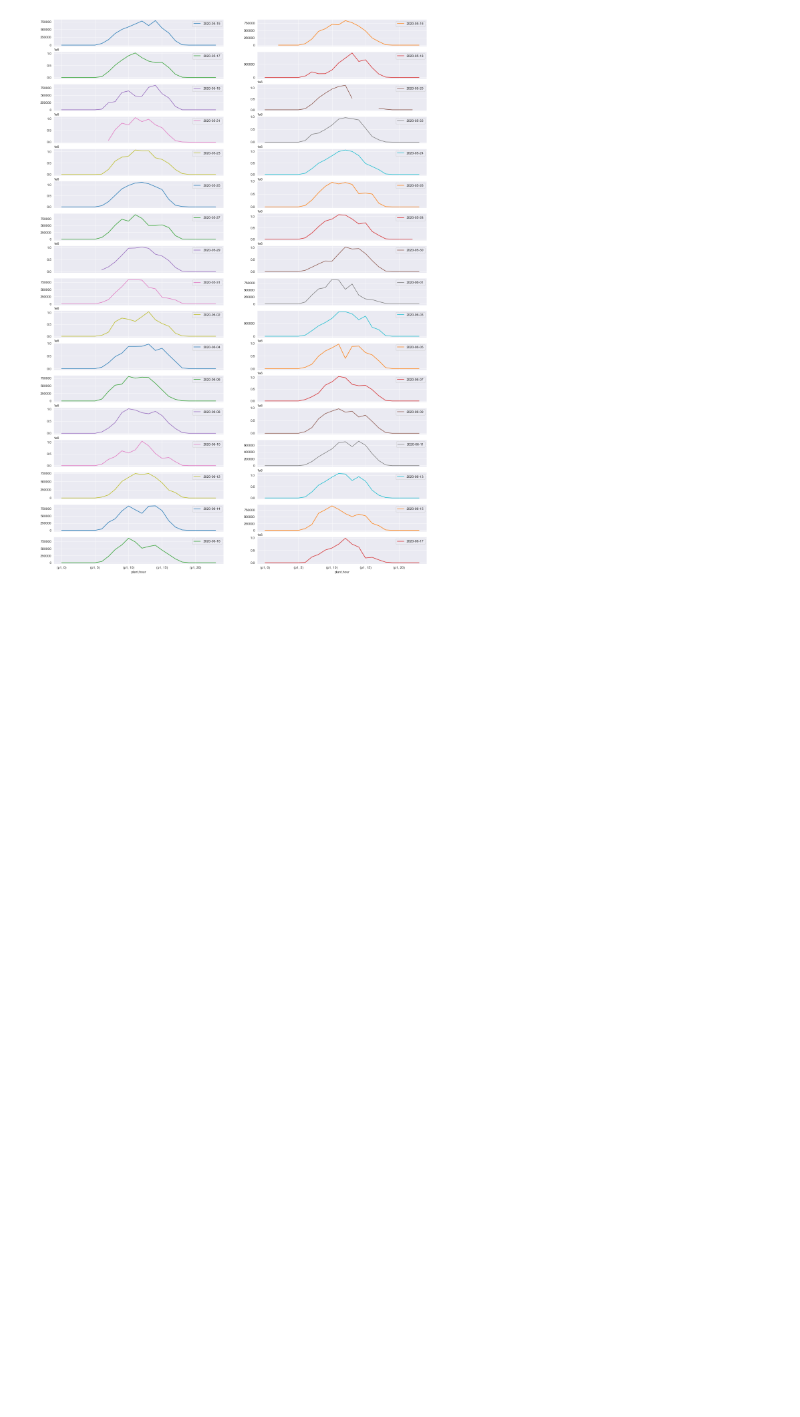
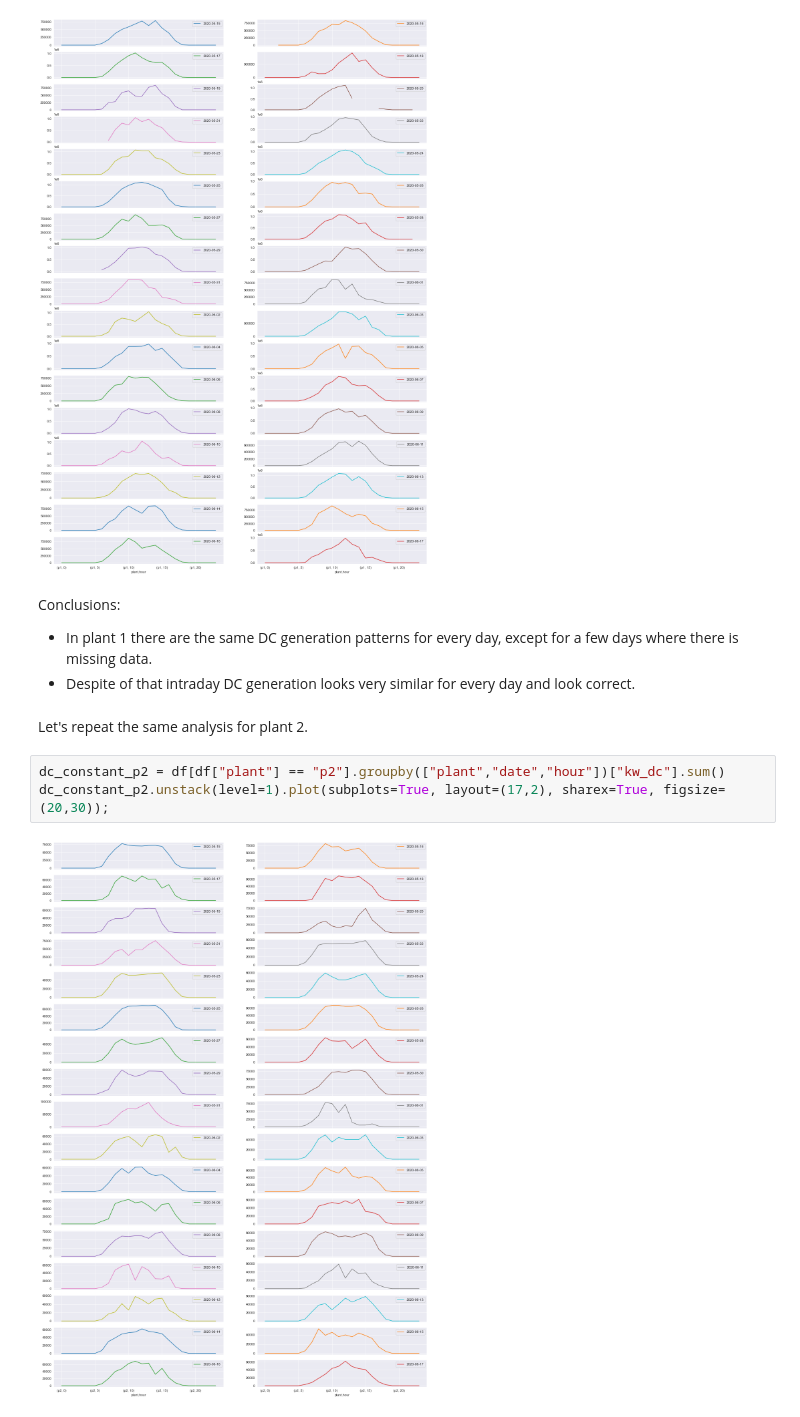
Before and after one commit to luis-cj/data-science-solar-power-plant, a Jupyter notebook: solar_power_plant_part_3.ipynb, the cells around one changed output. Cells and saved outputs as stored; diff of their text form; blank space fills up the shorter version.

Commit message:
finished checking daily generation

```diff
--- a/solar_power_plant_part_3.ipynb
+++ b/solar_power_plant_part_3.ipynb
@@ -345,3 +345,15 @@ We are going to remove the multi index by sending the date variable as columns w
 dc_constant_p1.unstack(level=1).plot(subplots=True, layout=(17,2), sharex=True, figsize=(20,30));
 # %% [output]
 [figure]
+# %% [markdown]
+Conclusions:
+
+- In plant 1 there are the same DC generation patterns for every day, except for a few days where there is missing data.
+- Despite of that intraday DC generation looks very similar for every day and look correct.
+# %% [markdown]
+Let's repeat the same analysis for plant 2.
+# %%
+dc_constant_p2 = df[df["plant"] == "p2"].groupby(["plant","date","hour"])["kw_dc"].sum()
+dc_constant_p2.unstack(level=1).plot(subplots=True, layout=(17,2), sharex=True, figsize=(20,30));
+# %% [output]
+[figure, added]
```
Also changed, not shown: parts of 2 cells of this notebook.
